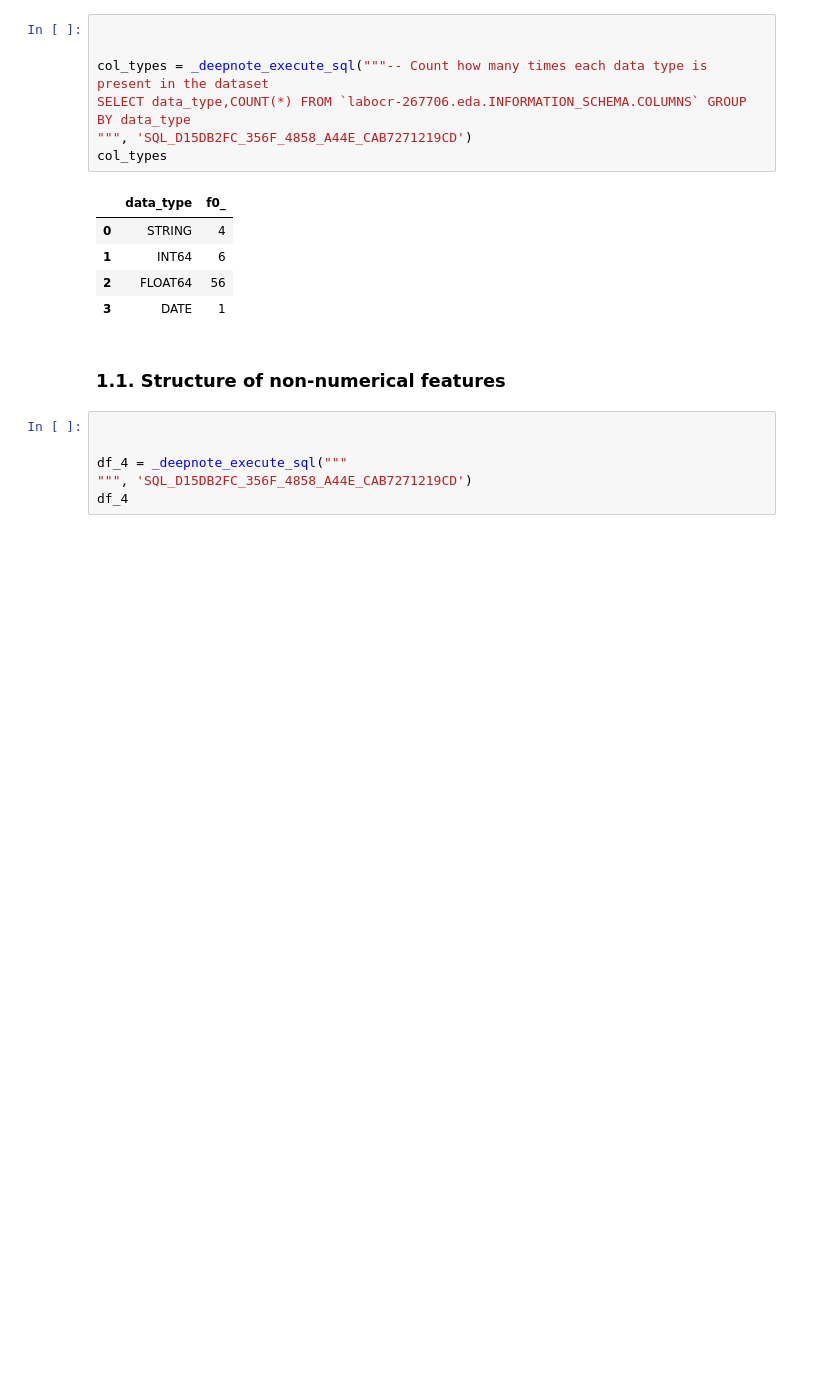
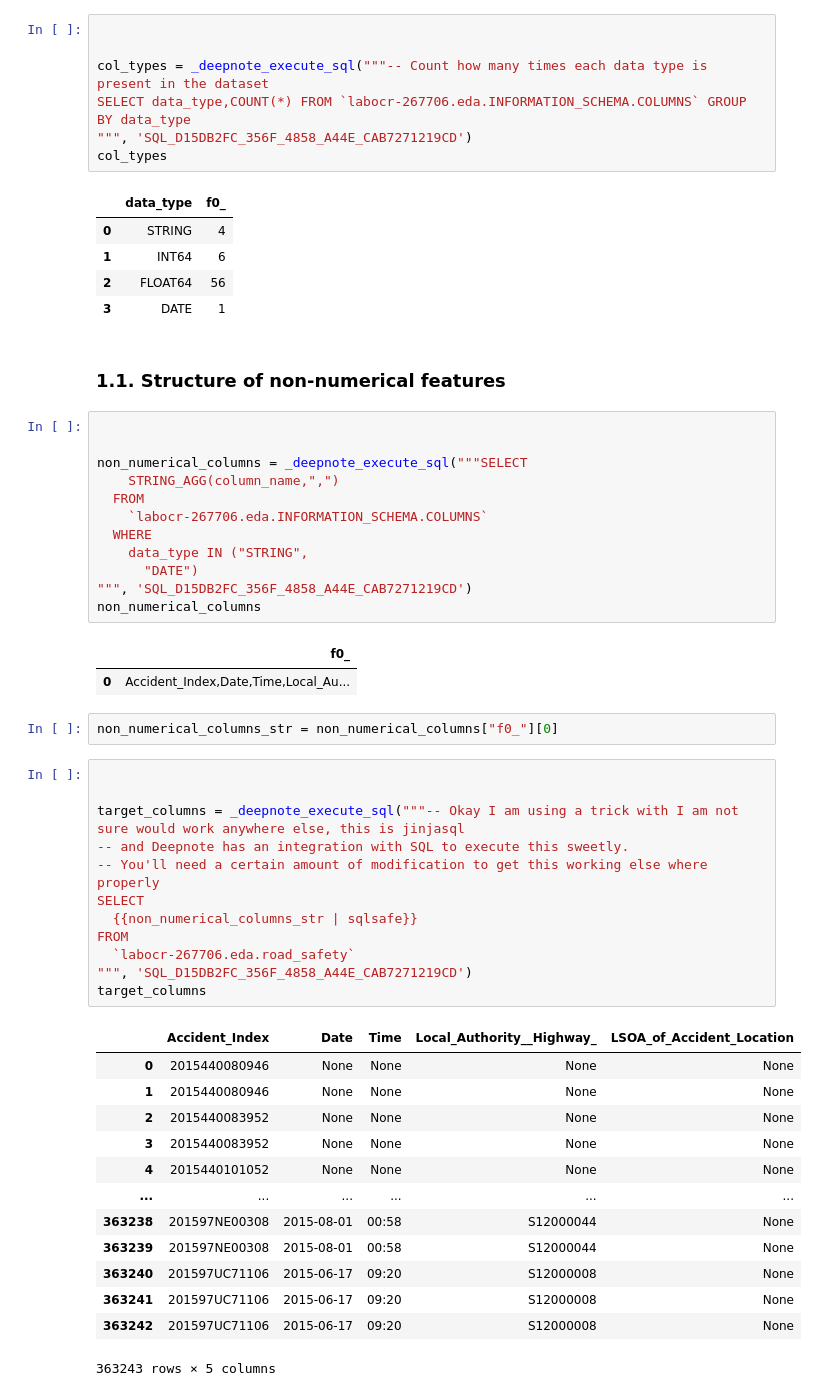
Before and after one commit to AnupJoseph/eda-with-python-jula-sql, a Jupyter notebook: sql/notebook.ipynb, the cells around one changed output. Drawn from its saved outputs; the diff is of its cells as text; blank space fills up the shorter version.

```diff
--- a/sql/notebook.ipynb
+++ b/sql/notebook.ipynb
@@ -39,9 +39,46 @@ col_types
 | 3 | DATE | 1 |
 # %% [markdown]
 ### 1.1. Structure of non-numerical features
-# %%
-
-
-df_4 = _deepnote_execute_sql("""
-""", 'SQL_D15DB2FC_356F_4858_A44E_CAB7271219CD')
-df_4
+# %%
+
+
+non_numerical_columns = _deepnote_execute_sql("""SELECT
+    STRING_AGG(column_name,",")
+  FROM
+    `labocr-267706.eda.INFORMATION_SCHEMA.COLUMNS`
+  WHERE
+    data_type IN ("STRING",
+      "DATE")
+""", 'SQL_D15DB2FC_356F_4858_A44E_CAB7271219CD')
+non_numerical_columns
+# %% [output]
+|  | f0_ |
+| 0 | Accident_Index,Date,Time,Local_Au... |
+# %%
+non_numerical_columns_str = non_numerical_columns["f0_"][0]
+# %%
+
+
+target_columns = _deepnote_execute_sql("""-- Okay I am using a trick with I am not sure would work anywhere else, this is jinjasql
+-- and Deepnote has an integration with SQL to execute this sweetly.
+-- You'll need a certain amount of modification to get this working else where properly
+SELECT
+  {{non_numerical_columns_str | sqlsafe}}
+FROM
+  `labocr-267706.eda.road_safety`
+""", 'SQL_D15DB2FC_356F_4858_A44E_CAB7271219CD')
+target_columns
+# %% [output]
+|  | Accident_Index | Date | Time | Local_Authority__Highway_ | LSOA_of_Accident_Location |
+| 0 | 2015440080946 | None | None | None | None |
+| 1 | 2015440080946 | None | None | None | None |
+| 2 | 2015440083952 | None | None | None | None |
+| 3 | 2015440083952 | None | None | None | None |
+| 4 | 2015440101052 | None | None | None | None |
+| ... | ... | ... | ... | ... | ... |
+| 363238 | 201597NE00308 | 2015-08-01 | 00:58 | S12000044 | None |
+| 363239 | 201597NE00308 | 2015-08-01 | 00:58 | S12000044 | None |
+| 363240 | 201597UC71106 | 2015-06-17 | 09:20 | S12000008 | None |
+| 363241 | 201597UC71106 | 2015-06-17 | 09:20 | S12000008 | None |
+| 363242 | 201597UC71106 | 2015-06-17 | 09:20 | S12000008 | None |
+363243 rows × 5 columns
```
Also changed, not shown: parts of 4 cells of this notebook.
